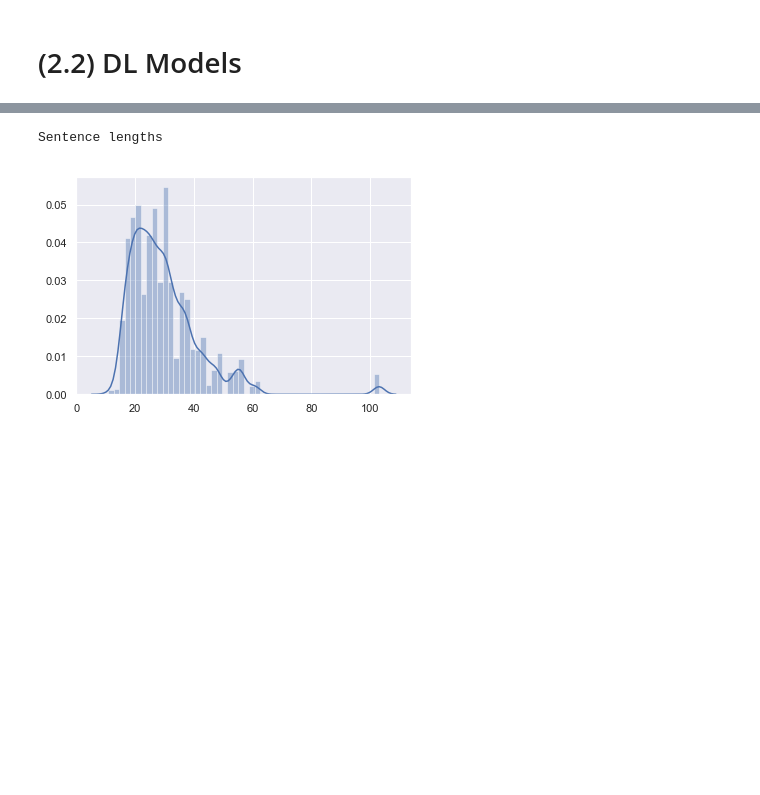
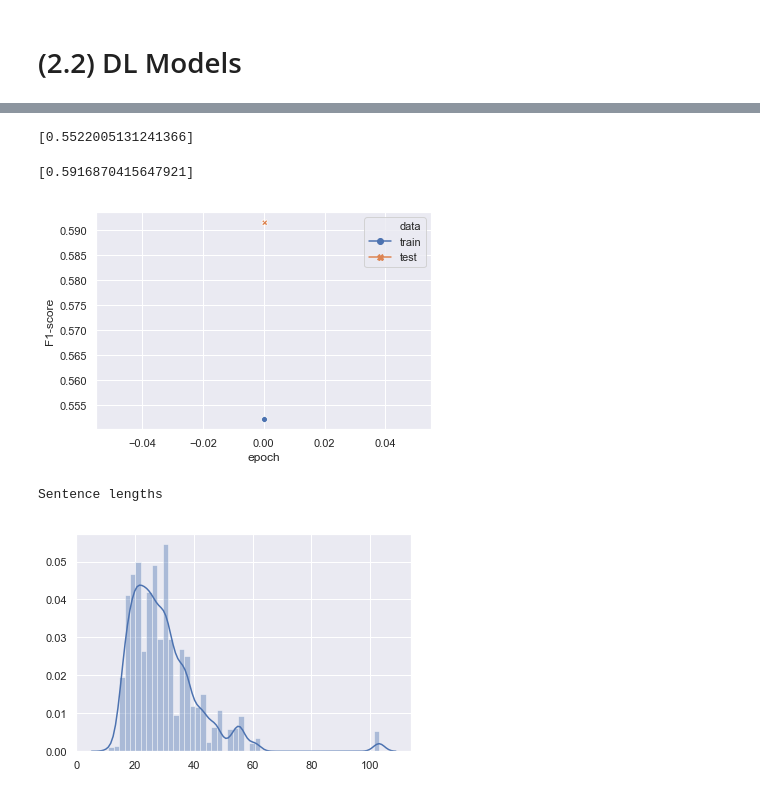
Before and after one commit to kristiankolthoff/CoWoPhId, a Jupyter notebook: python/dl4cwi.ipynb, the cells around one changed output, grey strips where cells are left out. Drawn from its saved outputs; the diff is of its cells as text; code cells hidden in the pictures; blank space fills up the shorter version.

Commit message:
Implemented new Keras metrics

```diff
--- a/python/dl4cwi.ipynb
+++ b/python/dl4cwi.ipynb
@@ -562,16 +645,17 @@ def preparation_v1(dataset, embedding):
                     binaries_padded_categorical, train_num_sents)
     print(len(train_words_padded))
     print(len(test_words_padded))
+    metrics_v1 = MetricsV1((train_words_padded, np.array(train_binaries_padded_cat)))
     history = model.fit(train_words_padded, np.array(train_binaries_padded_cat),
-                    batch_size=1, epochs=1, validation_data = (test_words_padded,
-                    np.array(test_binaries_padded_cat)), verbose=1, callbacks=[MetricsV1()])
+                    batch_size=1, epochs=10, validation_data = (test_words_padded,
+                    np.array(test_binaries_padded_cat)), verbose=1, callbacks=[metrics_v1])
     predictions = model.predict(test_words_padded)
     final_predictions = np.argmax(predictions, axis = 2)
     train_ses, test_ses = split_train_test_dataset(start_ends, train_num_sents)
     train_sent_ids, test_sent_ids = split_train_test_dataset(sentence_ids, train_num_sents)
     f1 = backward_transformation_v1(dataframe_merged, test_sent_ids, \
                     test_words_padded, index2word, test_ses, final_predictions)
-    return f1
+    return f1, metrics_v1.train_f1_scores, metrics_v1.test_f1_scores
 
 def preparation_v2(dataset, embedding):
     dataframe_merged, train_num_rows, test_num_rows, \
@@ -588,18 +672,19 @@ def preparation_v2(dataset, embedding):
     model.summary()
     train_words_padded, test_words_padded = split_train_test_dataset(words_padded, train_num_rows)
     train_binaries_categorical, test_binaries_categorical = split_train_test_dataset(binaries_categorical, train_num_rows)
+    metrics_v2 = MetricsV2((train_words_padded, np.array(train_binaries_categorical)))
     history = model.fit(train_words_padded, np.array(train_binaries_categorical),
-                    batch_size=1, epochs=1, validation_data = (test_words_padded,
-                    np.array(test_binaries_categorical)), verbose=1, callbacks=[MetricsV2()])
+                    batch_size=1, epochs=10, validation_data = (test_words_padded,
+                    np.array(test_binaries_categorical)), verbose=1, callbacks=[metrics_v2])
     print(len(train_words_padded))
     print(len(test_words_padded))
     predictions = model.predict(test_words_padded)
     final_predictions = np.argmax(predictions, axis = 1)
     targets = np.argmax(test_binaries_categorical, axis = 1)
     f1 = f1_score(targets, final_predictions)
-    return f1
+    return f1, metrics_v2.train_f1_scores, metrics_v2.test_f1_scores
 # %%
-f1 = preparation_v1(datasets[0], models[0].model)
+f1, train_f1s, test_f1s = preparation_v2(datasets[0], models[0].model)
 # %% [output]
 ----------------------
 # Rows train : 5551
@@ -625,3 +709,0 @@ f1
-# %%
-f1 = backward_transformation_v1(dataset, sent_ids, test_words_padded, \
-                    index2word, test_start_end, final_predictions)
@@ -777,3 +710,33 @@ def weighted_categorical_crossentropy(weights):
+# %%
+train_f1s
+# %% [output]
+[0.5522005131241366]
+# %%
+test_f1s
+# %% [output]
+[0.5916870415647921]
+# %%
+epochs = []
+datatype = []
+f1_scores = []
+epochs = [epoch for epoch, f1 in enumerate(train_f1s)]
+epochs.extend(epochs)
+datatype = ['train' for elem in train_f1s]
+datatype.extend(['test' for elem in test_f1s])
+f1_scores.extend(train_f1s.copy())
+f1_scores.extend(test_f1s.copy())
+evaluation = [{'F1-score' : result[0], 'epoch' : result[1],
+                    'data' : result[2]} for result in zip(f1_scores, epochs, datatype)]
+epochs_f1_scores = pd.DataFrame.from_records(evaluation)
+# %%
+import seaborn as sns
+sns.set()
+ax = sns.lineplot(x="epoch", y="F1-score",
+                   hue="data", style="data",
+                   markers=True, dashes=False, data=epochs_f1_scores)
+plt.show()
+# %% [output]
+[figure, added]
 # %%
 sentence_lens = [len(sent) for sent in sentences]
 # %%
```
Also changed, not shown: parts of 39 cells of this notebook.
